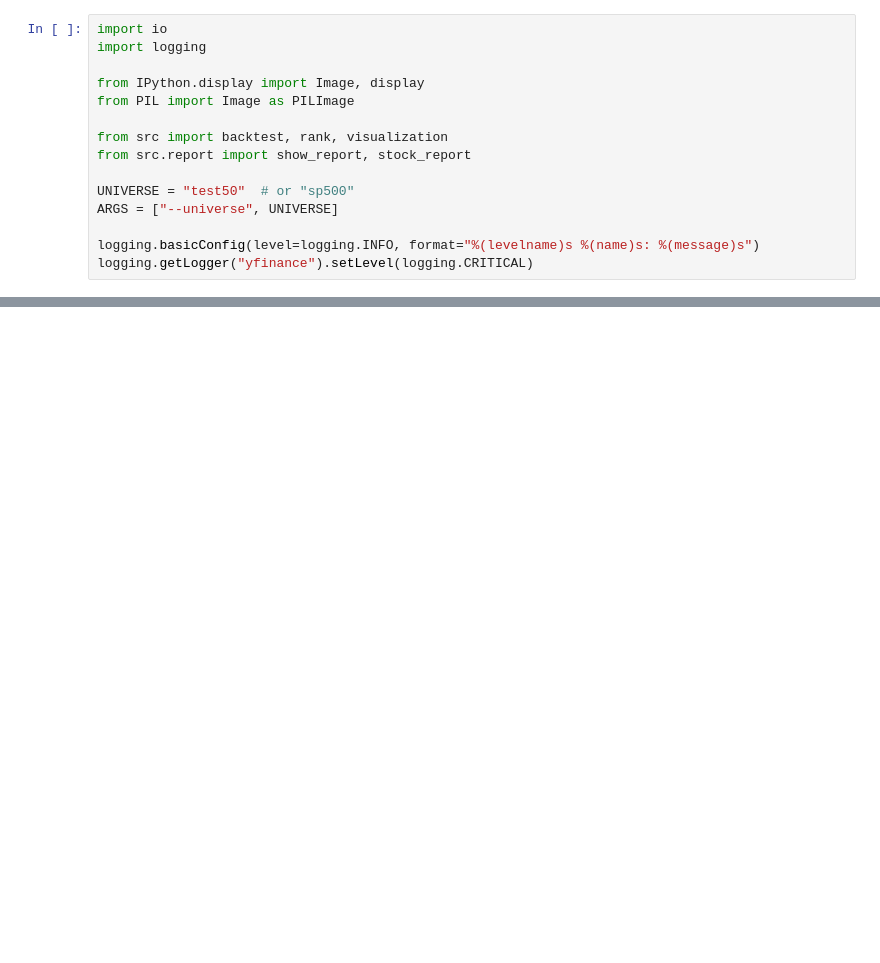
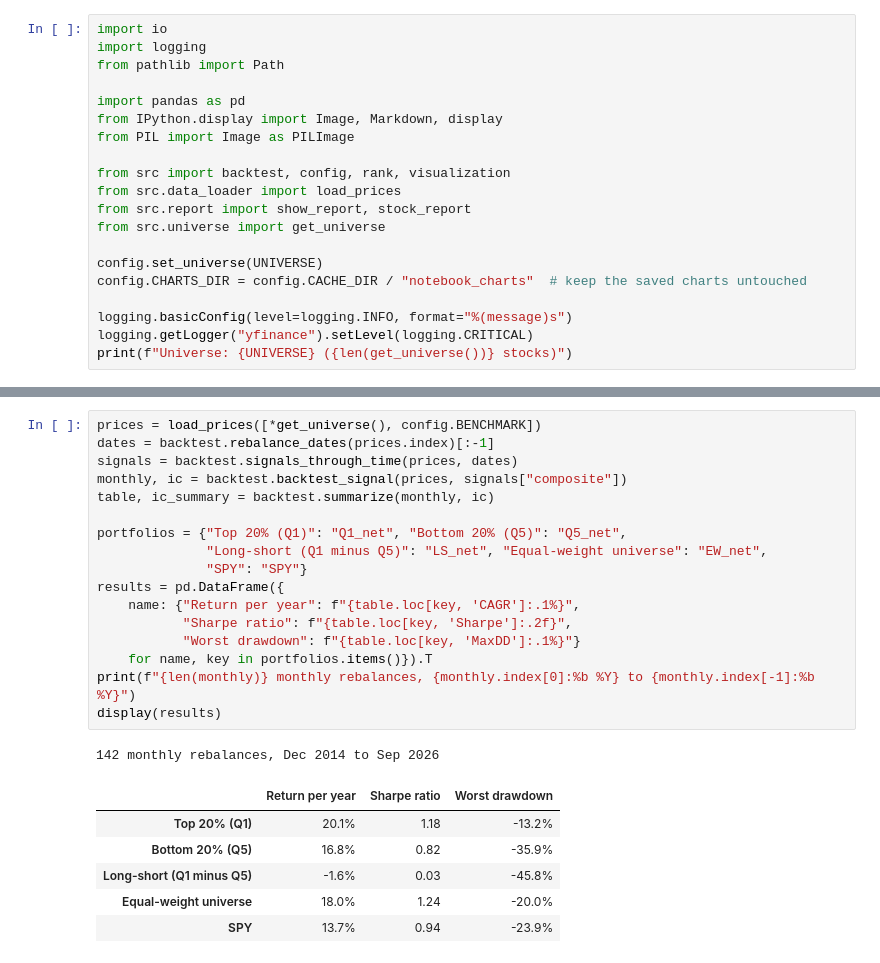
Before and after one commit to FleximusRex/Finance-equity-scanner, a Jupyter notebook: notebooks/multi_factor_equity_screener.ipynb, the cells around one changed output, grey strips where cells are left out. Saved outputs shown, nothing was run; the diff lists cells and outputs as text; blank space fills up the shorter version.

```diff
--- a/notebooks/multi_factor_equity_screener.ipynb
+++ b/notebooks/multi_factor_equity_screener.ipynb
@@ -29,15 +47,20 @@ sys.path.insert(0, os.getcwd())
 # %%
 import io
 import logging
+from pathlib import Path
 
-from IPython.display import Image, display
+import pandas as pd
+from IPython.display import Image, Markdown, display
 from PIL import Image as PILImage
 
-from src import backtest, rank, visualization
+from src import backtest, config, rank, visualization
+from src.data_loader import load_prices
 from src.report import show_report, stock_report
+from src.universe import get_universe
 
-UNIVERSE = "test50"  # or "sp500"
-ARGS = ["--universe", UNIVERSE]
+config.set_universe(UNIVERSE)
+config.CHARTS_DIR = config.CACHE_DIR / "notebook_charts"  # keep the saved charts untouched
 
-logging.basicConfig(level=logging.INFO, format="%(levelname)s %(name)s: %(message)s")
+logging.basicConfig(level=logging.INFO, format="%(message)s")
 logging.getLogger("yfinance").setLevel(logging.CRITICAL)
+print(f"Universe: {UNIVERSE} ({len(get_universe())} stocks)")
@@ -87,0 +102,25 @@ composite    0.003  0.143  0.887    0.201    0.168   -0.016
+# %%
+prices = load_prices([*get_universe(), config.BENCHMARK])
+dates = backtest.rebalance_dates(prices.index)[:-1]
+signals = backtest.signals_through_time(prices, dates)
+monthly, ic = backtest.backtest_signal(prices, signals["composite"])
+table, ic_summary = backtest.summarize(monthly, ic)
+
+portfolios = {"Top 20% (Q1)": "Q1_net", "Bottom 20% (Q5)": "Q5_net",
+              "Long-short (Q1 minus Q5)": "LS_net", "Equal-weight universe": "EW_net",
+              "SPY": "SPY"}
+results = pd.DataFrame({
+    name: {"Return per year": f"{table.loc[key, 'CAGR']:.1%}",
+           "Sharpe ratio": f"{table.loc[key, 'Sharpe']:.2f}",
+           "Worst drawdown": f"{table.loc[key, 'MaxDD']:.1%}"}
+    for name, key in portfolios.items()}).T
+print(f"{len(monthly)} monthly rebalances, {monthly.index[0]:%b %Y} to {monthly.index[-1]:%b %Y}")
+display(results)
+# %% [output]
+142 monthly rebalances, Dec 2014 to Sep 2026
+|  | Return per year | Sharpe ratio | Worst drawdown |
+| Top 20% (Q1) | 20.1% | 1.18 | -13.2% |
+| Bottom 20% (Q5) | 16.8% | 0.82 | -35.9% |
+| Long-short (Q1 minus Q5) | -1.6% | 0.03 | -45.8% |
+| Equal-weight universe | 18.0% | 1.24 | -20.0% |
+| SPY | 13.7% | 0.94 | -23.9% |
```
Also changed, not shown: parts of 25 cells of this notebook, 1 other file.
